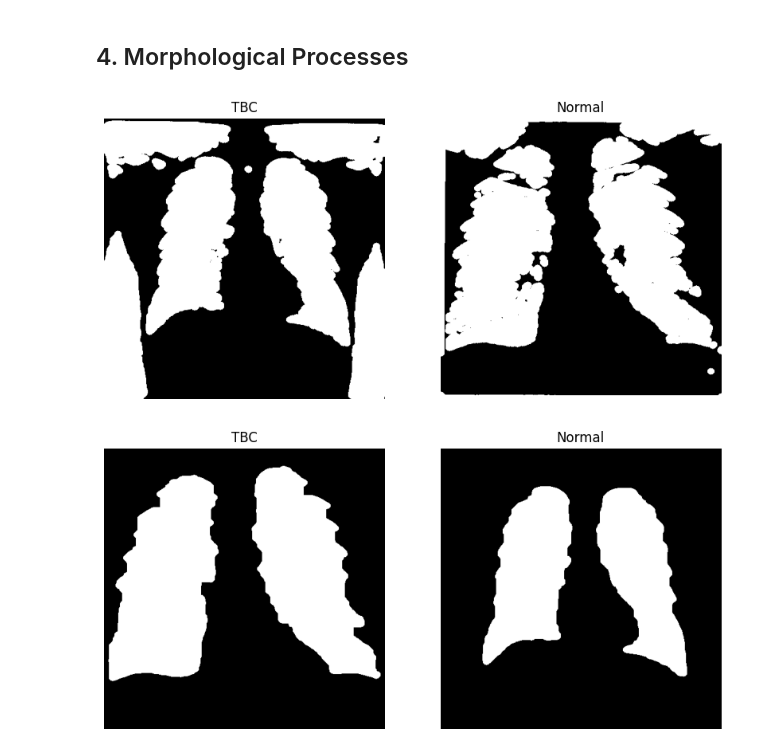
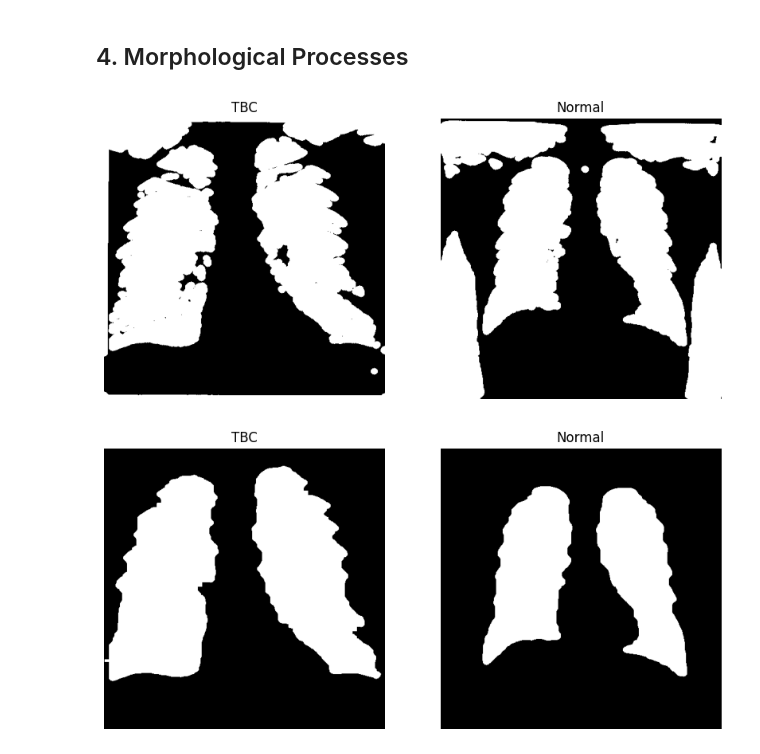
Before and after one commit to Plumz17/PCD_FinalProject, a Jupyter notebook: PCD_FinalProject.ipynb, the cells around one changed output. Cells and saved outputs as stored; diff of their text form; code cells hidden in the pictures.

```diff
--- a/PCD_FinalProject.ipynb
+++ b/PCD_FinalProject.ipynb
@@ -105,14 +105,14 @@ show(img_tbc_seg, img_normal_seg)
 # %%
 #Create Elipse Kernel to use in the Opening Algorithm
 kernel_opening = cv2.getStructuringElement(cv2.MORPH_ELLIPSE, (13, 13))
 
 #Execute Opening Algorithm to remove noise and seperate object
 img_normal_opened = cv2.morphologyEx(img_normal_seg, cv2.MORPH_OPEN, kernel_opening)
 img_tbc_opened = cv2.morphologyEx(img_tbc_seg, cv2.MORPH_OPEN, kernel_opening)
 
-show(img_normal_opened, img_tbc_opened)
+show(img_tbc_opened, img_normal_opened)
 # %% [output]
-[figure, old version]
+[figure, new version]
 # %%
 def select_lungs(segmented_image):
   # Find all connected components
```
Also changed, not shown: parts of 3 cells of this notebook.
